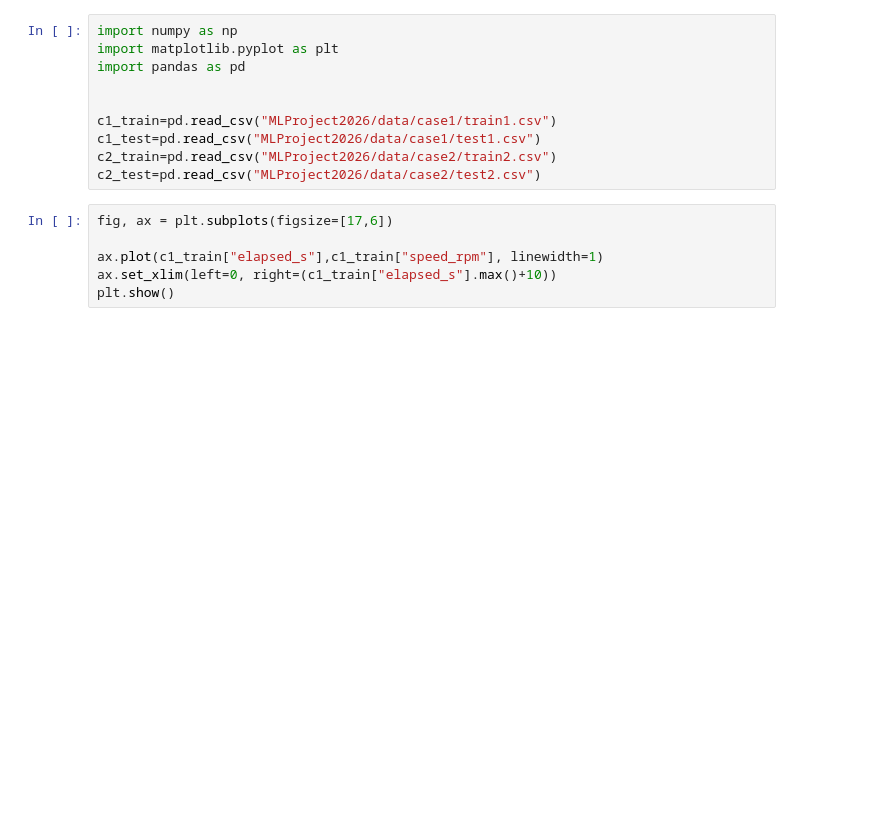
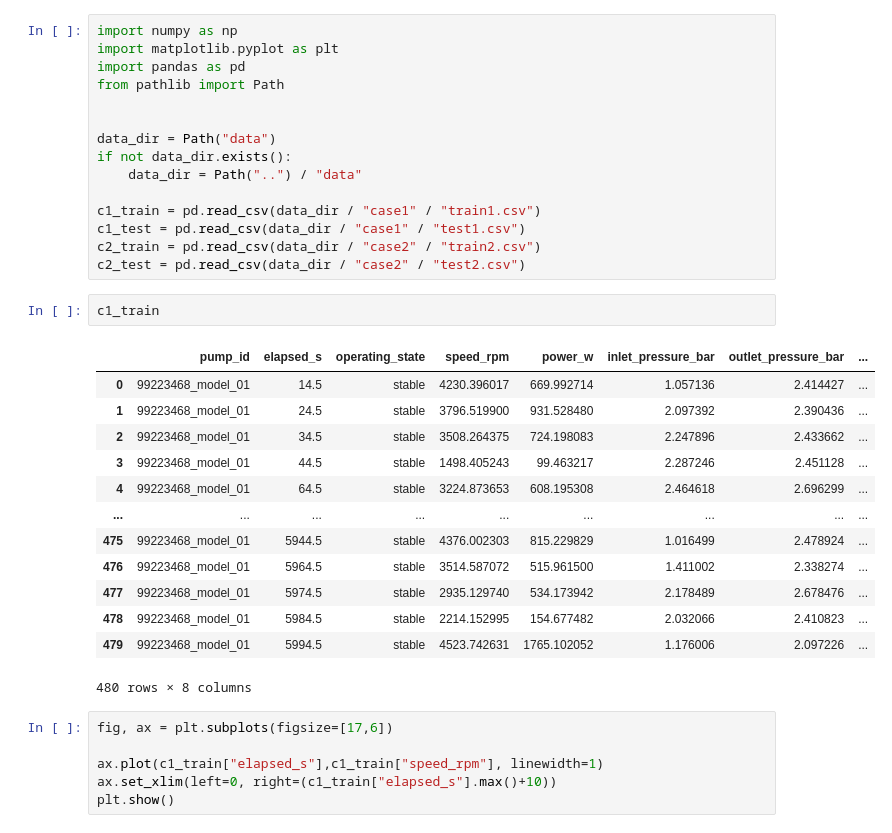
Before and after one commit to CapperTheRose16/Project-in-Machine-Learning, a Jupyter notebook: Data exploration/Plots.ipynb, the cells around one changed output. Saved outputs shown, nothing was run; the diff lists cells and outputs as text; blank space fills up the shorter version.

```diff
--- a/Data exploration/Plots.ipynb
+++ b/Data exploration/Plots.ipynb
@@ -2,12 +2,33 @@
 import numpy as np
 import matplotlib.pyplot as plt
 import pandas as pd
+from pathlib import Path
 
 
-c1_train=pd.read_csv("MLProject2026/data/case1/train1.csv")
-c1_test=pd.read_csv("MLProject2026/data/case1/test1.csv")
-c2_train=pd.read_csv("MLProject2026/data/case2/train2.csv")
-c2_test=pd.read_csv("MLProject2026/data/case2/test2.csv")
+data_dir = Path("data")
+if not data_dir.exists():
+    data_dir = Path("..") / "data"
+
+c1_train = pd.read_csv(data_dir / "case1" / "train1.csv")
+c1_test = pd.read_csv(data_dir / "case1" / "test1.csv")
+c2_train = pd.read_csv(data_dir / "case2" / "train2.csv")
+c2_test = pd.read_csv(data_dir / "case2" / "test2.csv")
+# %%
+c1_train
+# %% [output]
+|  | pump_id | elapsed_s | operating_state | speed_rpm | power_w | inlet_pressure_bar | outlet_pressure_bar | ... |
+| 0 | 99223468_model_01 | 14.5 | stable | 4230.396017 | 669.992714 | 1.057136 | 2.414427 | ... |
+| 1 | 99223468_model_01 | 24.5 | stable | 3796.519900 | 931.528480 | 2.097392 | 2.390436 | ... |
+| 2 | 99223468_model_01 | 34.5 | stable | 3508.264375 | 724.198083 | 2.247896 | 2.433662 | ... |
+| 3 | 99223468_model_01 | 44.5 | stable | 1498.405243 | 99.463217 | 2.287246 | 2.451128 | ... |
+| 4 | 99223468_model_01 | 64.5 | stable | 3224.873653 | 608.195308 | 2.464618 | 2.696299 | ... |
+| ... | ... | ... | ... | ... | ... | ... | ... | ... |
+| 475 | 99223468_model_01 | 5944.5 | stable | 4376.002303 | 815.229829 | 1.016499 | 2.478924 | ... |
+| 476 | 99223468_model_01 | 5964.5 | stable | 3514.587072 | 515.961500 | 1.411002 | 2.338274 | ... |
+| 477 | 99223468_model_01 | 5974.5 | stable | 2935.129740 | 534.173942 | 2.178489 | 2.678476 | ... |
+| 478 | 99223468_model_01 | 5984.5 | stable | 2214.152995 | 154.677482 | 2.032066 | 2.410823 | ... |
+| 479 | 99223468_model_01 | 5994.5 | stable | 4523.742631 | 1765.102052 | 1.176006 | 2.097226 | ... |
+480 rows × 8 columns
 # %%
 fig, ax = plt.subplots(figsize=[17,6])
 
```
Also changed, not shown: parts of 3 cells of this notebook, 1 other file.
